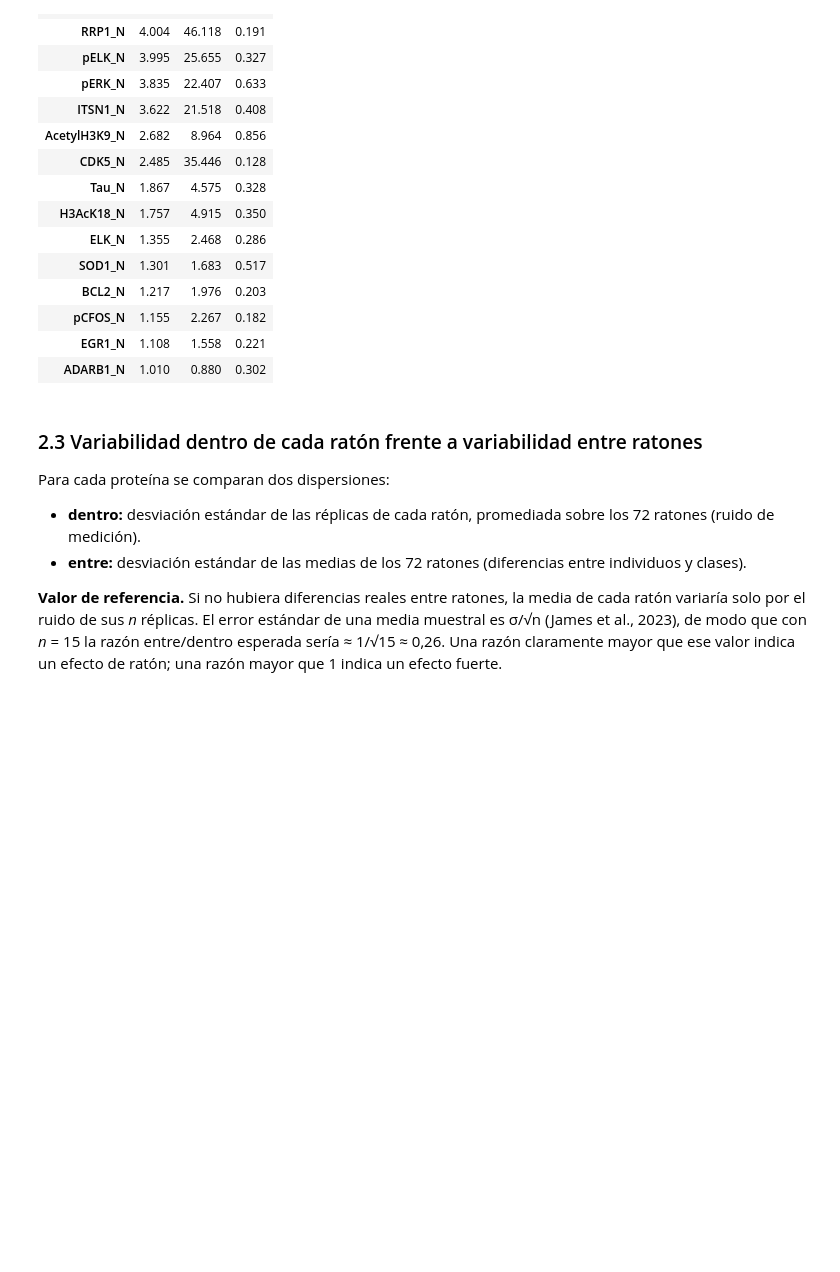
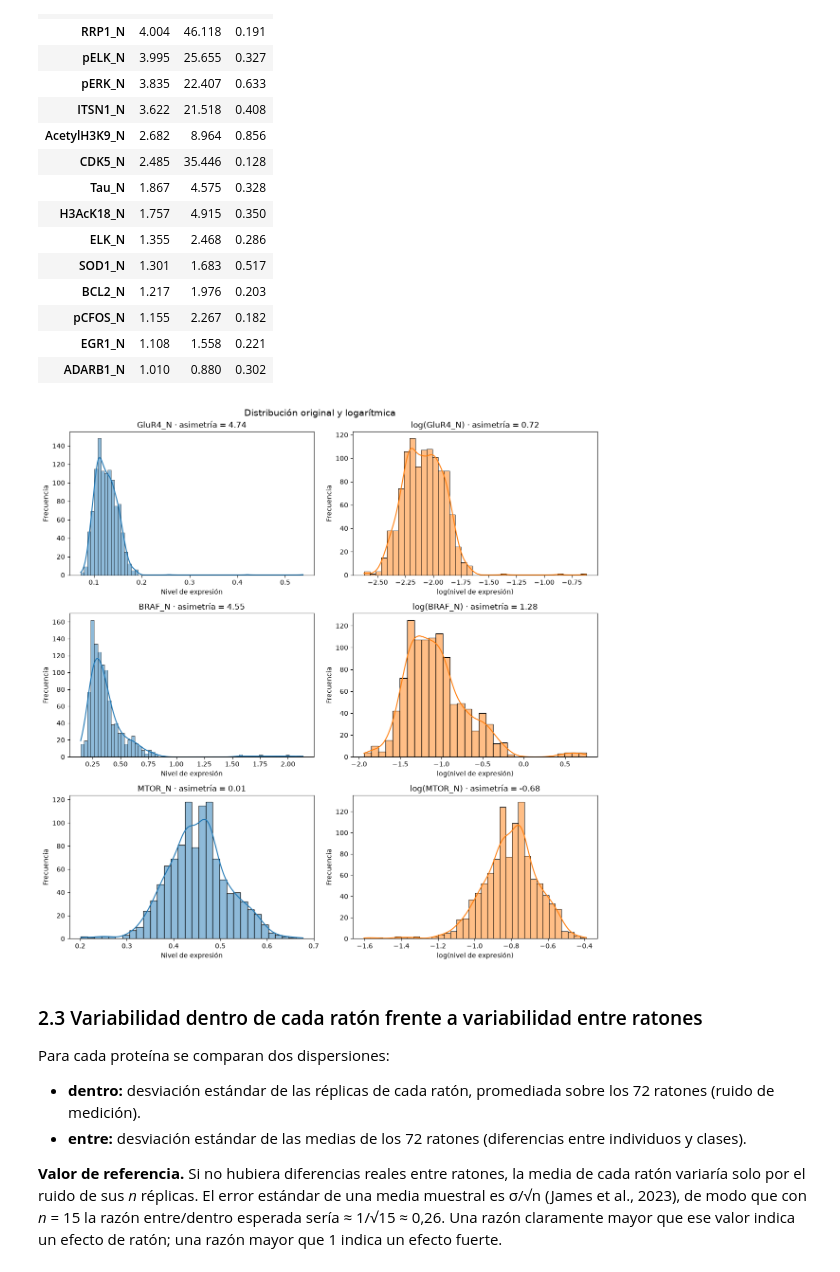
Before and after one commit to Juanhv24/mice-supervisado, a Jupyter notebook: notebooks/01_eda.ipynb, the cells around one changed output. Saved outputs shown, nothing was run; the diff lists cells and outputs as text; code cells hidden in the pictures; blank space fills up the shorter version.

```diff
--- a/notebooks/01_eda.ipynb
+++ b/notebooks/01_eda.ipynb
@@ -246,7 +247,8 @@ print(f"Asimetría fuerte: {fuerte.sum()} de {len(resumen)} proteínas")
 print(f"  a la derecha: {derecha.sum()} | a la izquierda: {izquierda.sum()}")
 
 # Detalle de las proteínas con asimetría fuerte, de mayor a menor
-resumen.loc[fuerte, ["skew", "kurt", "cv"]].sort_values("skew", ascending=False).round(3)
+asimetria_fuerte = resumen.loc[fuerte, ["skew", "kurt", "cv"]].sort_values("skew", ascending=False).round(3)
+asimetria_fuerte
 # %% [output]
 Asimetría fuerte: 17 de 77 proteínas
   a la derecha: 17 | a la izquierda: 0
@@ -268,6 +270,32 @@ Asimetría fuerte: 17 de 77 proteínas
 | pCFOS_N | 1.155 | 2.267 | 0.182 |
 | EGR1_N | 1.108 | 1.558 | 0.221 |
 | ADARB1_N | 1.010 | 0.880 | 0.302 |
+# %%
+# Dos proteínas con asimetría fuerte y la más simétrica, como contraste
+proteinas_hist = list(asimetria_fuerte.head(2).index) + [resumen["skew"].abs().idxmin()]
+
+fig, axs = plt.subplots(len(proteinas_hist), 2, figsize=(12, 4 * len(proteinas_hist)))
+
+for (ax_orig, ax_log), proteina in zip(axs, proteinas_hist):
+    valores = df[proteina].dropna()
+    valores_log = np.log(valores)
+
+    # Escala original
+    sns.histplot(valores, kde=True, ax=ax_orig)
+    ax_orig.set(title=f"{proteina} · asimetría = {valores.skew():.2f}",
+                xlabel="Nivel de expresión", ylabel="Frecuencia")
+
+    # Escala logarítmica
+    sns.histplot(valores_log, kde=True, color="tab:orange", ax=ax_log)
+    ax_log.set(title=f"log({proteina}) · asimetría = {valores_log.skew():.2f}",
+               xlabel="log(nivel de expresión)", ylabel="Frecuencia")
+
+fig.suptitle("Distribución original y logarítmica", fontsize=14)
+fig.tight_layout()
+plt.savefig(FIGURAS / "histogramas_asimetria.png", dpi=150, bbox_inches="tight")
+plt.show()
+# %% [output]
+[figure, added]
 # %% [markdown]
 ### 2.3 Variabilidad dentro de cada ratón frente a variabilidad entre ratones
 
```
Also changed, not shown: parts of 34 cells of this notebook, 5 other files.
